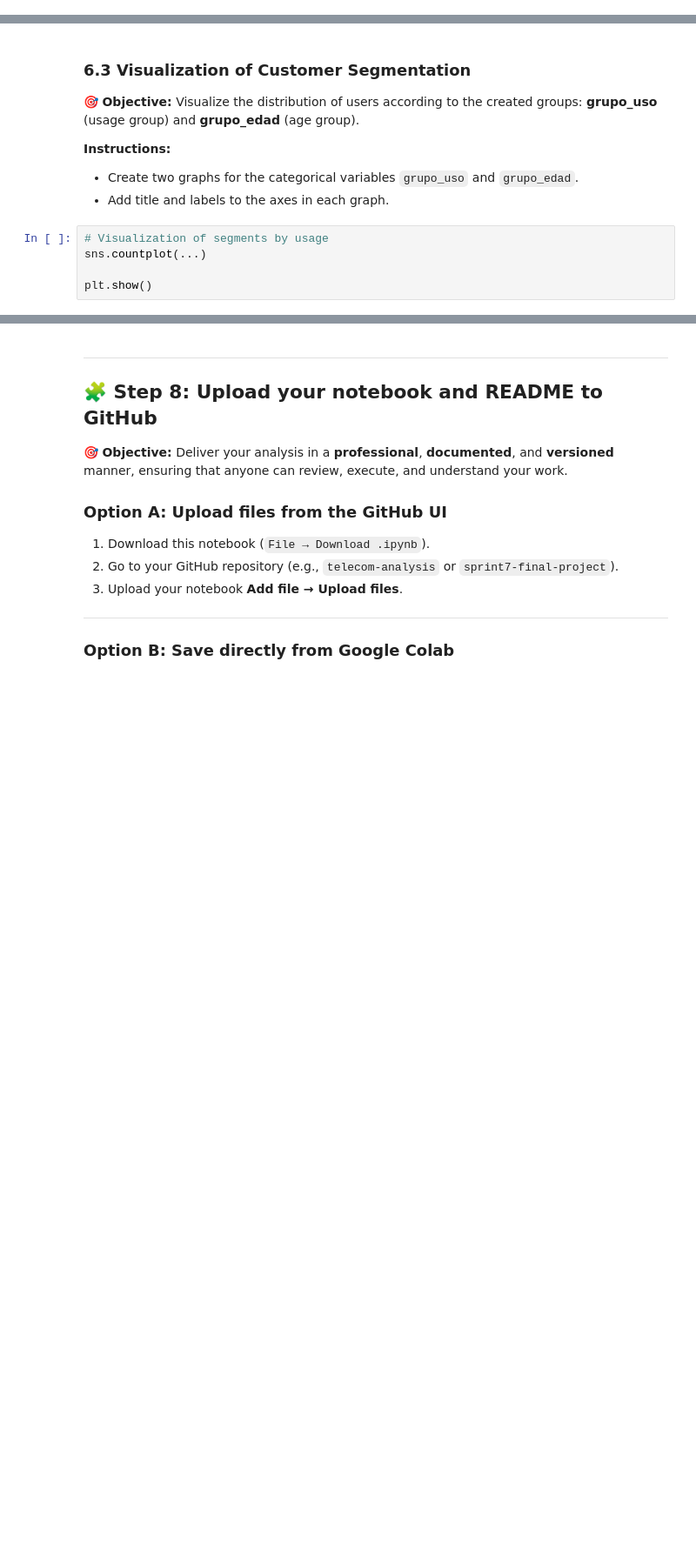
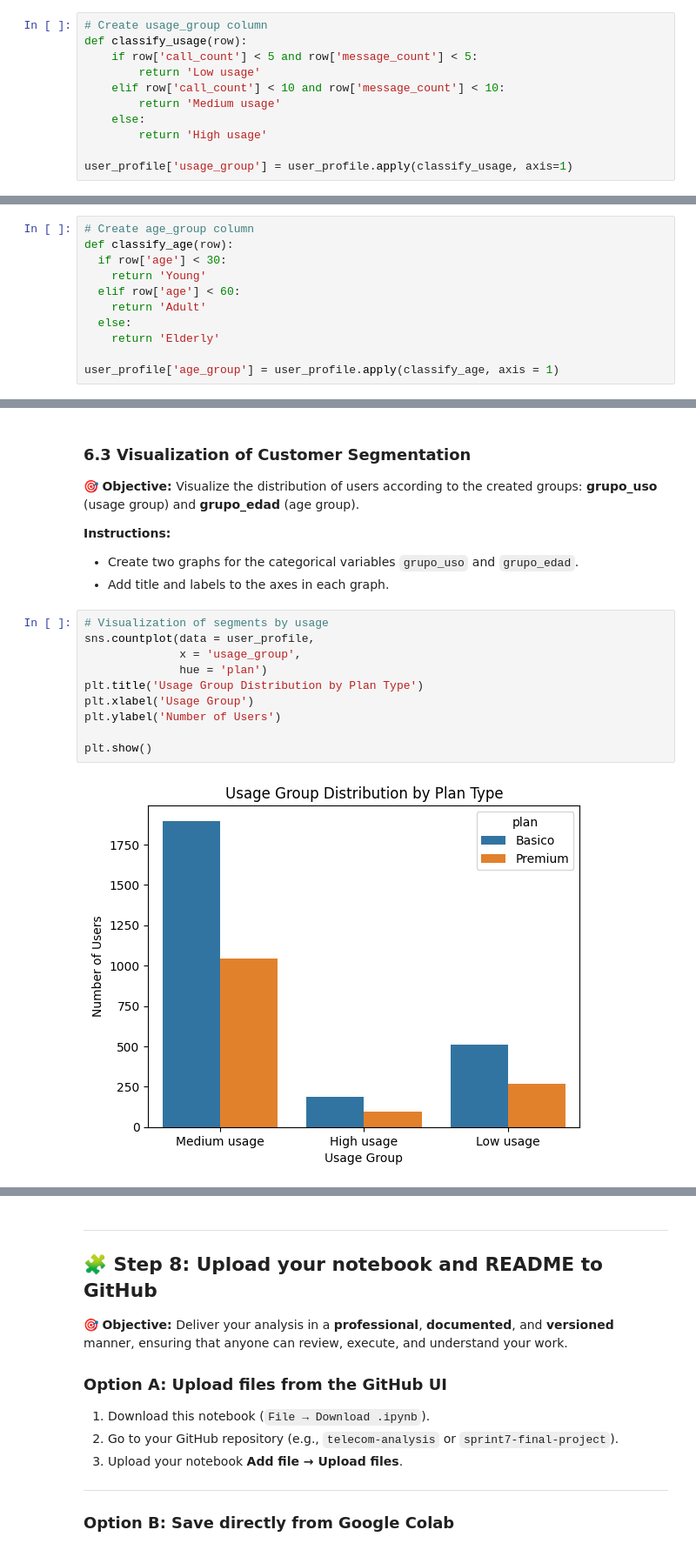
Before and after one commit to IngLuisGarcia17/S7-Project_ConnectaTel, a Jupyter notebook: Copia_de_S7_Project_ConnectaTel.ipynb, the cells around one changed output, grey strips where cells are left out. Shown at 87% size. Cells and saved outputs as stored; diff of their text form; blank space fills up the shorter version.

```diff
--- a/Copia_de_S7_Project_ConnectaTel.ipynb
+++ b/Copia_de_S7_Project_ConnectaTel.ipynb
@@ -760,3 +758,14 @@ user_profile[limit_cols].describe()
+# %%
+# Create usage_group column
+def classify_usage(row):
+    if row['call_count'] < 5 and row['message_count'] < 5:
+        return 'Low usage'
+    elif row['call_count'] < 10 and row['message_count'] < 10:
+        return 'Medium usage'
+    else:
+        return 'High usage'
+
+user_profile['usage_group'] = user_profile.apply(classify_usage, axis=1)
 # %%
 # verify changes
 user_profile.head()
@@ -778,3 +790,14 @@ NameError: name 'user_profile' is not defined
+# %%
+# Create age_group column
+def classify_age(row):
+  if row['age'] < 30:
+    return 'Young'
+  elif row['age'] < 60:
+    return 'Adult'
+  else:
+    return 'Elderly'
+
+user_profile['age_group'] = user_profile.apply(classify_age, axis = 1)
 # %%
 # verify changes
 user_profile.head()
@@ -788,6 +818,13 @@ user_profile.head()
 - Add title and labels to the axes in each graph.
 # %%
 # Visualization of segments by usage
-sns.countplot(...)
+sns.countplot(data = user_profile,
+              x = 'usage_group',
+              hue = 'plan')
+plt.title('Usage Group Distribution by Plan Type')
+plt.xlabel('Usage Group')
+plt.ylabel('Number of Users')
 
 plt.show()
+# %% [output]
+[figure, added]
```
Also changed, not shown: parts of 17 cells of this notebook.
